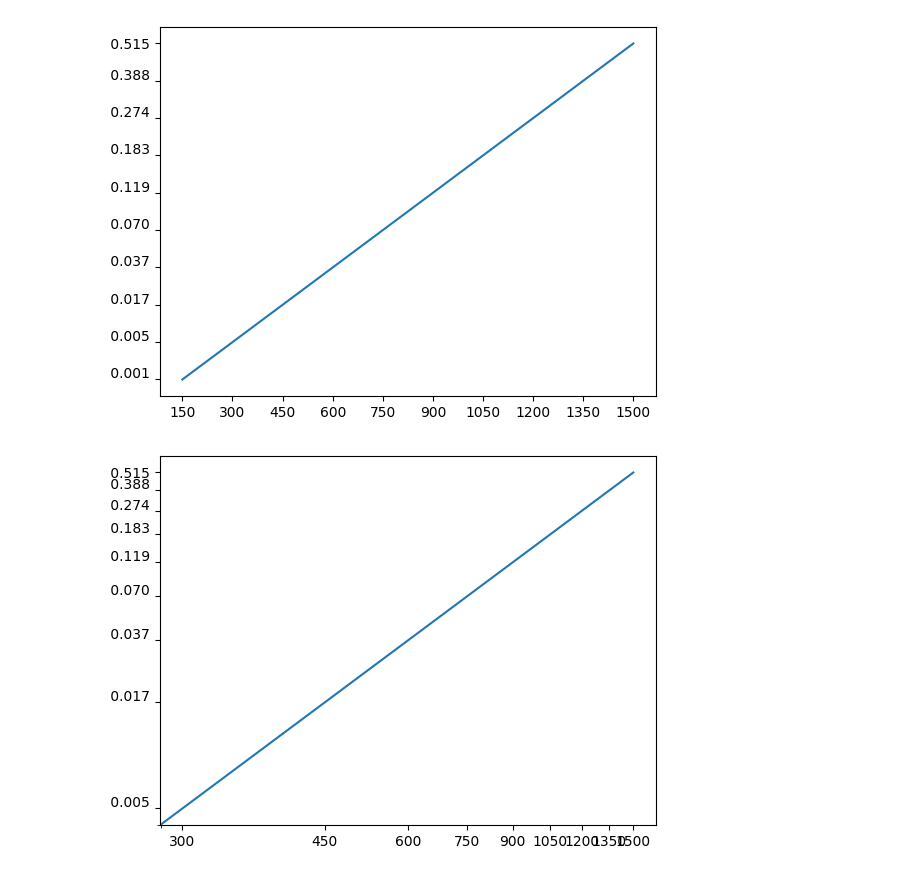
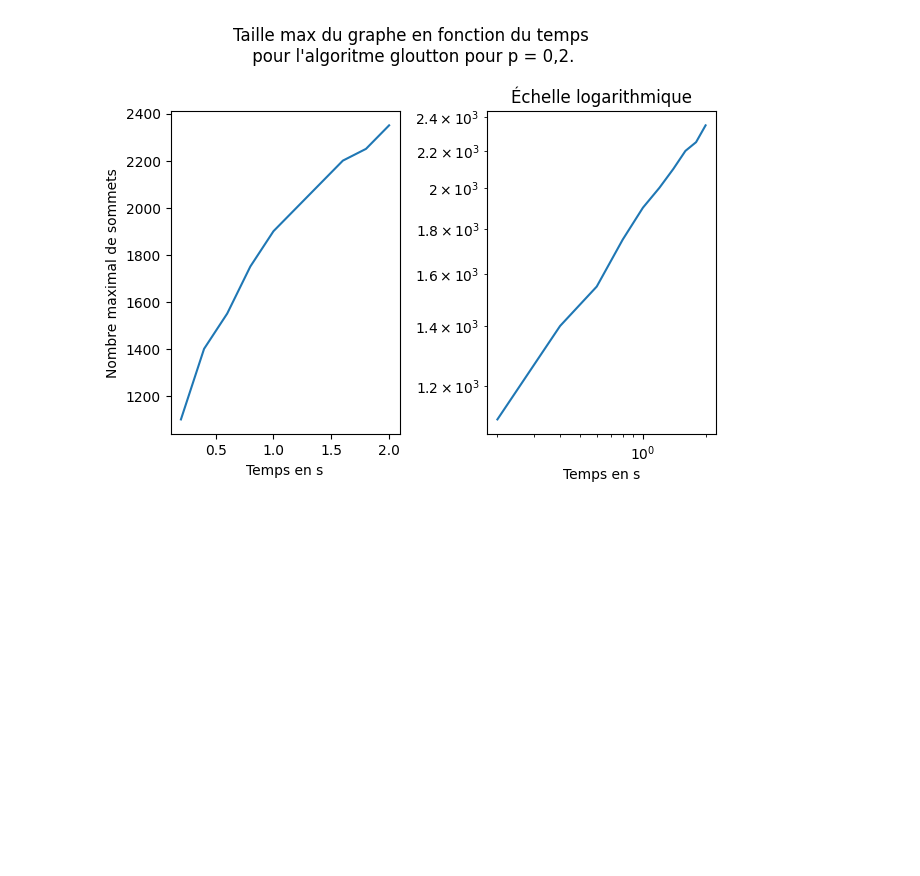
Before and after one commit to CH0MUSKE/Minimum-Vertex-Cover, a Jupyter notebook: analyse/affichageGraphe.ipynb, the cells around one changed output. Saved outputs shown, nothing was run; the diff lists cells and outputs as text; code cells hidden in the pictures; blank space fills up the shorter version.

```diff
--- a/analyse/affichageGraphe.ipynb
+++ b/analyse/affichageGraphe.ipynb
@@ -1,23 +1,29 @@
 # %%
 import numpy as np
 import matplotlib.pyplot as plt
 
-f = open("ResultsCouplage8.txt", "r")
+f = open("MaxGloutton2.txt", "r")
 
 X, Y = [], []
 for l in f :
     u, v = l.split(",")
-    X.append(u)
-    Y.append(v)
+    X.append(float(u))
+    Y.append(int(v))
 
-"""
-Sachant une probabilité de 0.8
-"""
+plt.suptitle('Taille max du graphe en fonction du temps\n pour l\'algoritme gloutton pour p = 0,2.')
+
+plt.subplot(1, 2, 1)
 plt.plot(X, Y)
+plt.xlabel("Temps en s")
+plt.ylabel("Nombre maximal de sommets")
+
+plt.subplot(1, 2, 2)
+plt.loglog(X, Y)
+plt.title("Échelle logarithmique")
+plt.xlabel("Temps en s")
+
+plt.tight_layout()
 plt.show()
-plt.loglog(X, Y)
-plt.show()
 # %% [output]
-[figure, old version]
+[figure, new version]
-[figure, removed]
 # %%
```
Also changed, not shown: parts of 3 cells of this notebook, 28 other files.
